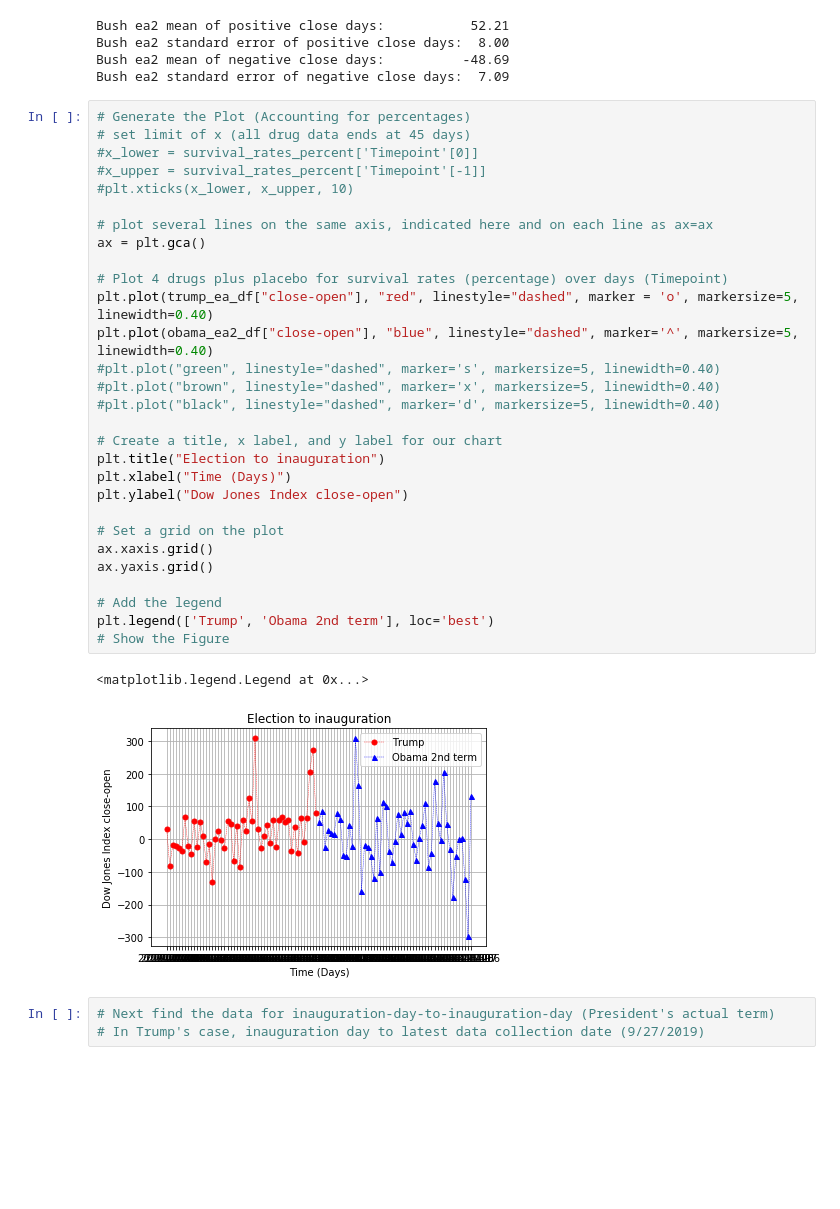
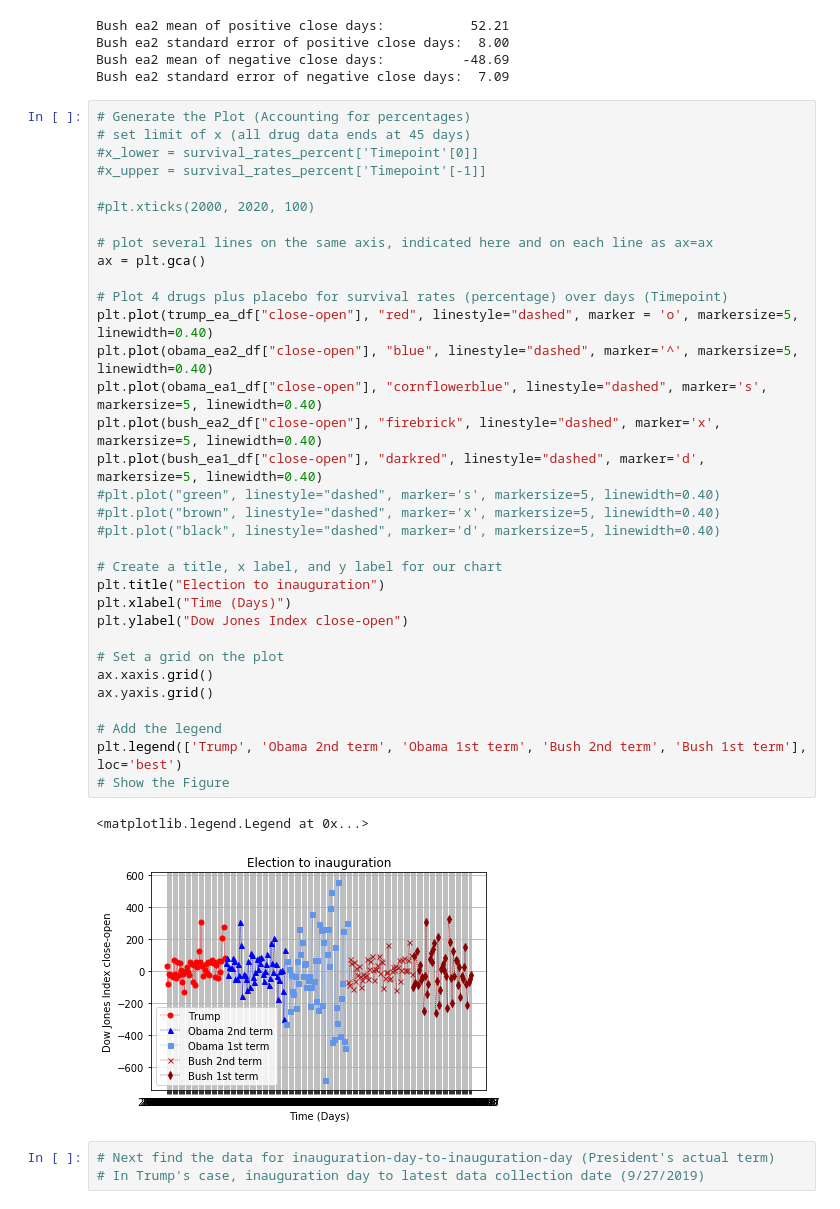
Before and after one commit to 123bmoney0/Project-1---Brute-Force, a Jupyter notebook: Project 1 Brute Force continuing code.ipynb, the cells around one changed output. Cells and saved outputs as stored; diff of their text form; blank space fills up the shorter version.

Commit message:
more charts

```diff
--- a/Project 1 Brute Force continuing code.ipynb
+++ b/Project 1 Brute Force continuing code.ipynb
@@ -380,35 +380,39 @@ Bush ea2 standard error of negative close days:  7.09
 # %%
 # Generate the Plot (Accounting for percentages)
 # set limit of x (all drug data ends at 45 days)
 #x_lower = survival_rates_percent['Timepoint'[0]]
 #x_upper = survival_rates_percent['Timepoint'[-1]]
-#plt.xticks(x_lower, x_upper, 10)
+
+#plt.xticks(2000, 2020, 100)
 
 # plot several lines on the same axis, indicated here and on each line as ax=ax
 ax = plt.gca()
 
 # Plot 4 drugs plus placebo for survival rates (percentage) over days (Timepoint)
 plt.plot(trump_ea_df["close-open"], "red", linestyle="dashed", marker = 'o', markersize=5, linewidth=0.40)
 plt.plot(obama_ea2_df["close-open"], "blue", linestyle="dashed", marker='^', markersize=5, linewidth=0.40)
+plt.plot(obama_ea1_df["close-open"], "cornflowerblue", linestyle="dashed", marker='s', markersize=5, linewidth=0.40)
+plt.plot(bush_ea2_df["close-open"], "firebrick", linestyle="dashed", marker='x', markersize=5, linewidth=0.40)
+plt.plot(bush_ea1_df["close-open"], "darkred", linestyle="dashed", marker='d', markersize=5, linewidth=0.40)
 #plt.plot("green", linestyle="dashed", marker='s', markersize=5, linewidth=0.40)
 #plt.plot("brown", linestyle="dashed", marker='x', markersize=5, linewidth=0.40)
 #plt.plot("black", linestyle="dashed", marker='d', markersize=5, linewidth=0.40)
 
 # Create a title, x label, and y label for our chart
 plt.title("Election to inauguration")
 plt.xlabel("Time (Days)")
 plt.ylabel("Dow Jones Index close-open")
 
 # Set a grid on the plot
 ax.xaxis.grid()
 ax.yaxis.grid()
 
 # Add the legend
-plt.legend(['Trump', 'Obama 2nd term'], loc='best')
+plt.legend(['Trump', 'Obama 2nd term', 'Obama 1st term', 'Bush 2nd term', 'Bush 1st term'], loc='best')
 # Show the Figure
 # %% [output]
 <matplotlib.legend.Legend at 0x...>
-[figure, old version]
+[figure, new version]
 # %%
 # Next find the data for inauguration-day-to-inauguration-day (President's actual term)
 # In Trump's case, inauguration day to latest data collection date (9/27/2019)
```
Also changed, not shown: parts of 9 cells of this notebook.
